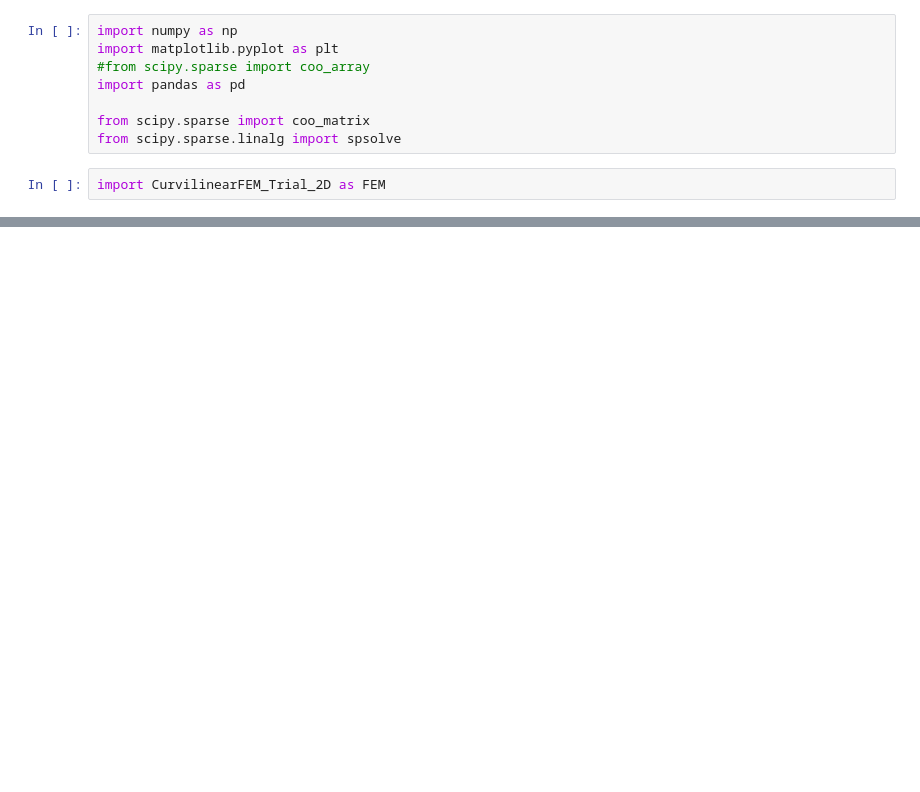
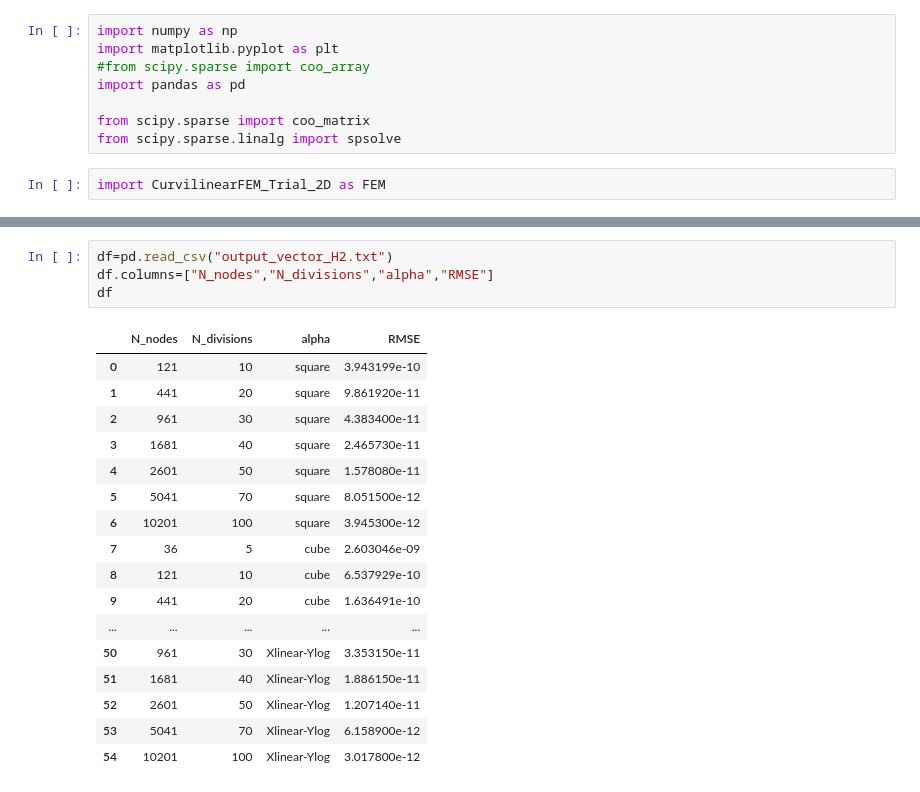
Before and after one commit to IsaAndIna/CurvilinearFEM_master, a Jupyter notebook: CurvilinearFEM_Trial_2D_7.ipynb, the cells around one changed output, grey strips where cells are left out. Saved outputs shown, nothing was run; the diff lists cells and outputs as text; blank space fills up the shorter version.

```diff
--- a/CurvilinearFEM_Trial_2D_7.ipynb
+++ b/CurvilinearFEM_Trial_2D_7.ipynb
@@ -527,0 +571,22 @@ N_divisions=20 N_divisions
+# %%
+df=pd.read_csv("output_vector_H2.txt")
+df.columns=["N_nodes","N_divisions","alpha","RMSE"]
+df
+# %% [output]
+|  | N_nodes | N_divisions | alpha | RMSE |
+| 0 | 121 | 10 | square | 3.943199e-10 |
+| 1 | 441 | 20 | square | 9.861920e-11 |
+| 2 | 961 | 30 | square | 4.383400e-11 |
+| 3 | 1681 | 40 | square | 2.465730e-11 |
+| 4 | 2601 | 50 | square | 1.578080e-11 |
+| 5 | 5041 | 70 | square | 8.051500e-12 |
+| 6 | 10201 | 100 | square | 3.945300e-12 |
+| 7 | 36 | 5 | cube | 2.603046e-09 |
+| 8 | 121 | 10 | cube | 6.537929e-10 |
+| 9 | 441 | 20 | cube | 1.636491e-10 |
+| ... | ... | ... | ... | ... |
+| 50 | 961 | 30 | Xlinear-Ylog | 3.353150e-11 |
+| 51 | 1681 | 40 | Xlinear-Ylog | 1.886150e-11 |
+| 52 | 2601 | 50 | Xlinear-Ylog | 1.207140e-11 |
+| 53 | 5041 | 70 | Xlinear-Ylog | 6.158900e-12 |
+| 54 | 10201 | 100 | Xlinear-Ylog | 3.017800e-12 |
```
Also changed, not shown: parts of 10 cells of this notebook, 6 other files.
